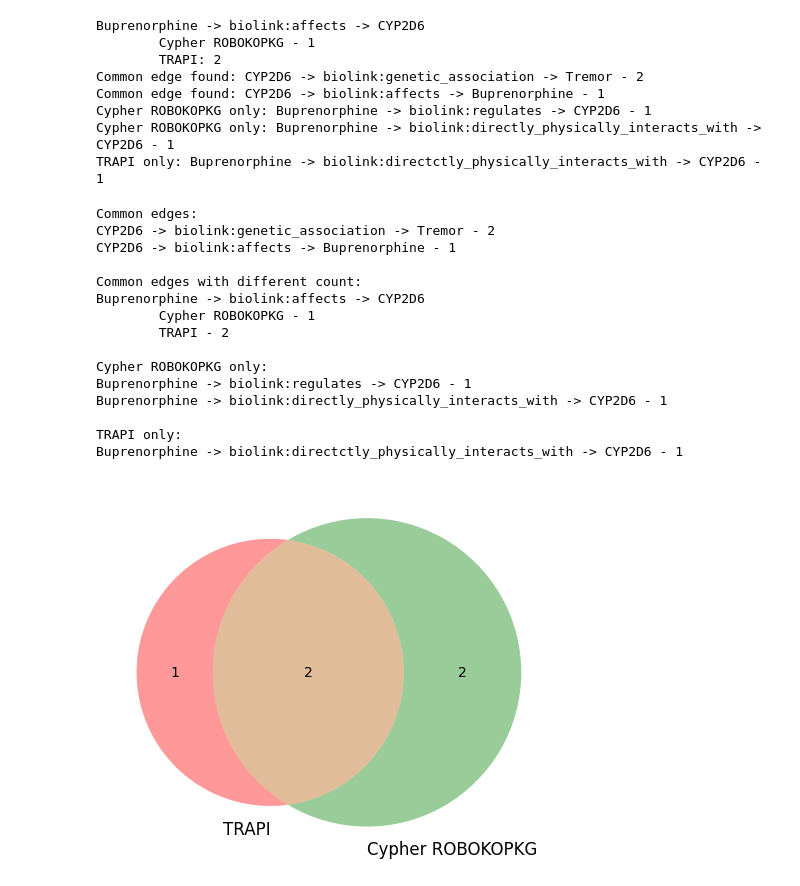
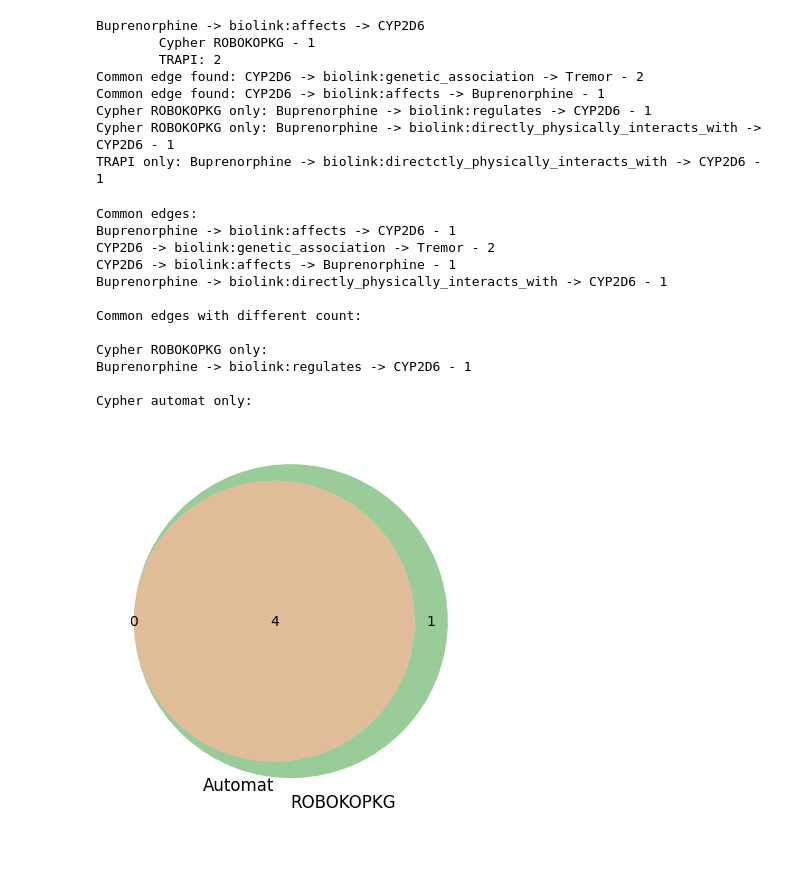
Before and after one commit to RobokopU24/RoboDocumentation, a Jupyter notebook: Documentation/HelloRobokop/HelloRobokop_TRAPI_Cypher_compare.ipynb, the cells around one changed output. Drawn from its saved outputs; the diff is of its cells as text; code cells hidden in the pictures; blank space fills up the shorter version.

Commit message:
Updated compare notebook to use Venn diagram and comparison bar plot

```diff
--- a/Documentation/HelloRobokop/HelloRobokop_TRAPI_Cypher_compare.ipynb
+++ b/Documentation/HelloRobokop/HelloRobokop_TRAPI_Cypher_compare.ipynb
@@ -263,7 +263,8 @@ import pprint
 pp = pprint.PrettyPrinter(indent=5)
 # %%
 # Reading from TRAPI results
-file_to_read = "output/compare/test/trapi_Buprenorphine_CYP2D6_Tremor.txt"
+# file_to_read = "output/compare/test/trapi_Buprenorphine_CYP2D6_Tremor.txt" # test file DNW
+file_to_read = "output/TRAPI/2023-03-28_165258/Buprenorphine_CYP2D6_Tremor.txt"
 with open(file_to_read, 'r') as file:
     jsonString = file.read()
 dict_trapi = json.loads(jsonString)
@@ -275,7 +276,8 @@ pp.pprint(dict_trapi)
      'CYP2D6 -> biolink:genetic_association -> Tremor': 2}
 # %%
 # Reading from the Cypher (automat) query results
-file_to_read = "output/compare/test/automat_Buprenorphine_CYP2D6_Tremor.txt"
+# file_to_read = "output/compare/test/automat_Buprenorphine_CYP2D6_Tremor.txt" # test file DNW
+file_to_read = "output/Cypher_automat/2023-03-29_081046/Buprenorphine_CYP2D6_Tremor.txt"
 with open(file_to_read, 'r') as file:
     jsonString = file.read()
 dict_cypher_automat = json.loads(jsonString)
@@ -287,7 +289,8 @@ pp.pprint(dict_cypher_automat)
      'CYP2D6 -> biolink:genetic_association -> Tremor': 2}
 # %%
 # Reading from the Cypher (robokopkg) query results
-file_to_read = "output/compare/test/robokopkg_Buprenorphine_CYP2D6_Tremor.txt"
+# file_to_read = "output/compare/test/robokopkg_Buprenorphine_CYP2D6_Tremor.txt" # test file DNW
+file_to_read = "output/Cypher_robokopkg/2023-03-29_111527/Buprenorphine_CYP2D6_Tremor.txt"
 with open(file_to_read, 'r') as file:
     jsonString = file.read()
 dict_cypher_robokopkg = json.loads(jsonString)
@@ -437,19 +488,19 @@ TRAPI only: Buprenorphine -> biolink:directctly_physically_interacts_with -> CYP
 common_edge_same_list = []
 common_edge_diff_list = []
 cypher_robokopkg_only_list = []
-trapi_only_list = []
+cypher_automat_only_list = []
 for key in dict_cypher_robokopkg.keys():
-    if key in dict_trapi.keys():
-        if dict_cypher_robokopkg[key] == dict_trapi[key]:
-            common_edge_same_list.append(f"{key} - {dict_trapi[key]}")
+    if key in dict_cypher_automat.keys():
+        if dict_cypher_robokopkg[key] == dict_cypher_automat[key]:
+            common_edge_same_list.append(f"{key} - {dict_cypher_automat[key]}")
         else:
-            common_edge_diff_list.append(f"{key}\n\tCypher ROBOKOPKG - {dict_cypher_robokopkg[key]}\n\tTRAPI - {dict_trapi[key]}")
+            common_edge_diff_list.append(f"{key}\n\tCypher ROBOKOPKG - {dict_cypher_robokopkg[key]}\n\tCypher automat - {dict_cypher_automat[key]}")
     else:
         cypher_robokopkg_only_list.append(f"{key} - {dict_cypher_robokopkg[key]}")
 
-for key in dict_trapi.keys():
+for key in dict_cypher_automat.keys():
     if key not in dict_cypher_robokopkg.keys():
-        trapi_only_list.append(f"{key} - {dict_trapi[key]}")
+        cypher_automat_only_list.append(f"{key} - {dict_cypher_automat[key]}")
 
 print("Common edges:")
 # pp.pprint(common_edge_same_list)
@@ -463,33 +514,30 @@ print("\nCypher ROBOKOPKG only:")
 # pp.pprint(cypher_robokopkg_only_list)
 for edge in cypher_robokopkg_only_list:
     print(edge)
-print("\nTRAPI only:")
-# pp.pprint(trapi_only_list)
-for edge in trapi_only_list:
+print("\nCypher automat only:")
+# pp.pprint(cypher_automat_only_list)
+for edge in cypher_automat_only_list:
     print(edge)
 # %% [output]
 Common edges:
+Buprenorphine -> biolink:affects -> CYP2D6 - 1
 CYP2D6 -> biolink:genetic_association -> Tremor - 2
 CYP2D6 -> biolink:affects -> Buprenorphine - 1
+Buprenorphine -> biolink:directly_physically_interacts_with -> CYP2D6 - 1
 
 Common edges with different count:
-Buprenorphine -> biolink:affects -> CYP2D6
-        Cypher ROBOKOPKG - 1
-        TRAPI - 2
 
 Cypher ROBOKOPKG only:
 Buprenorphine -> biolink:regulates -> CYP2D6 - 1
-Buprenorphine -> biolink:directly_physically_interacts_with -> CYP2D6 - 1
 
-TRAPI only:
-Buprenorphine -> biolink:directctly_physically_interacts_with -> CYP2D6 - 1
+Cypher automat only:
 # %%
 # library
 import matplotlib.pyplot as plt
 from matplotlib_venn import venn2
 
 # Use the venn2 function
-venn2(subsets = (len(trapi_only_list), len(cypher_robokopkg_only_list), len(common_edge_same_list)), set_labels = ('TRAPI', 'Cypher ROBOKOPKG'))
+venn2(subsets = (len(cypher_automat_only_list), len(cypher_robokopkg_only_list), len(common_edge_same_list)), set_labels = ('Automat', 'ROBOKOPKG'))
 plt.show()
 # %% [output]
-[figure, old version]
+[figure, new version]
```
Also changed, not shown: parts of 8 cells of this notebook.
